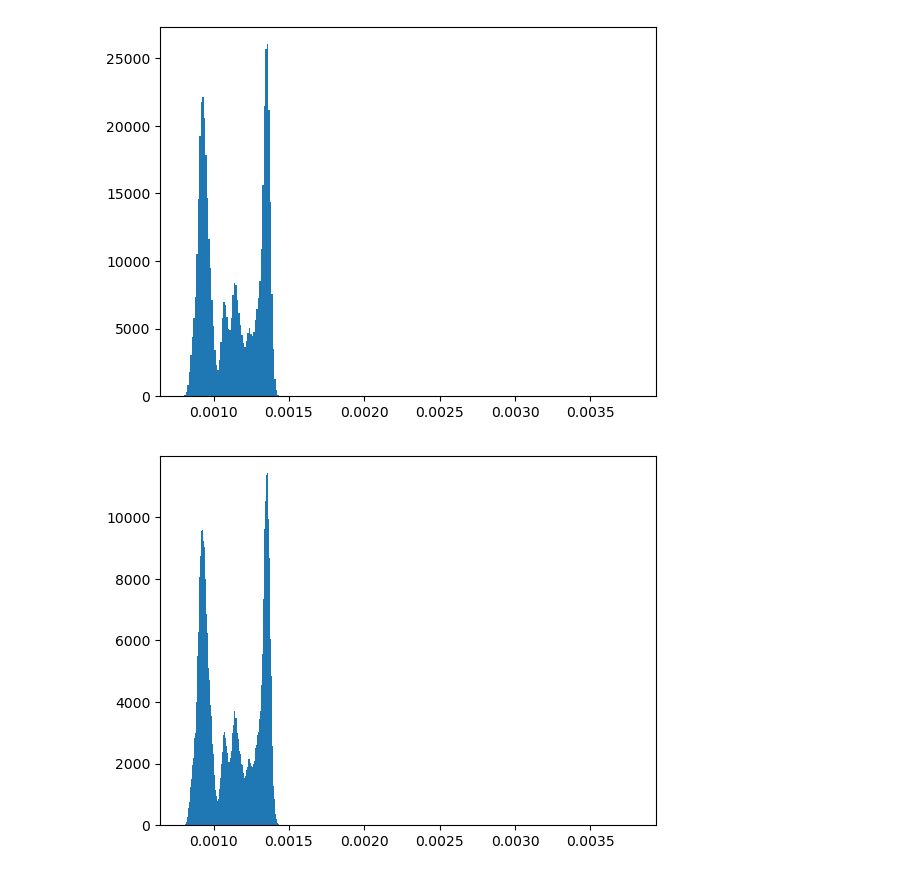
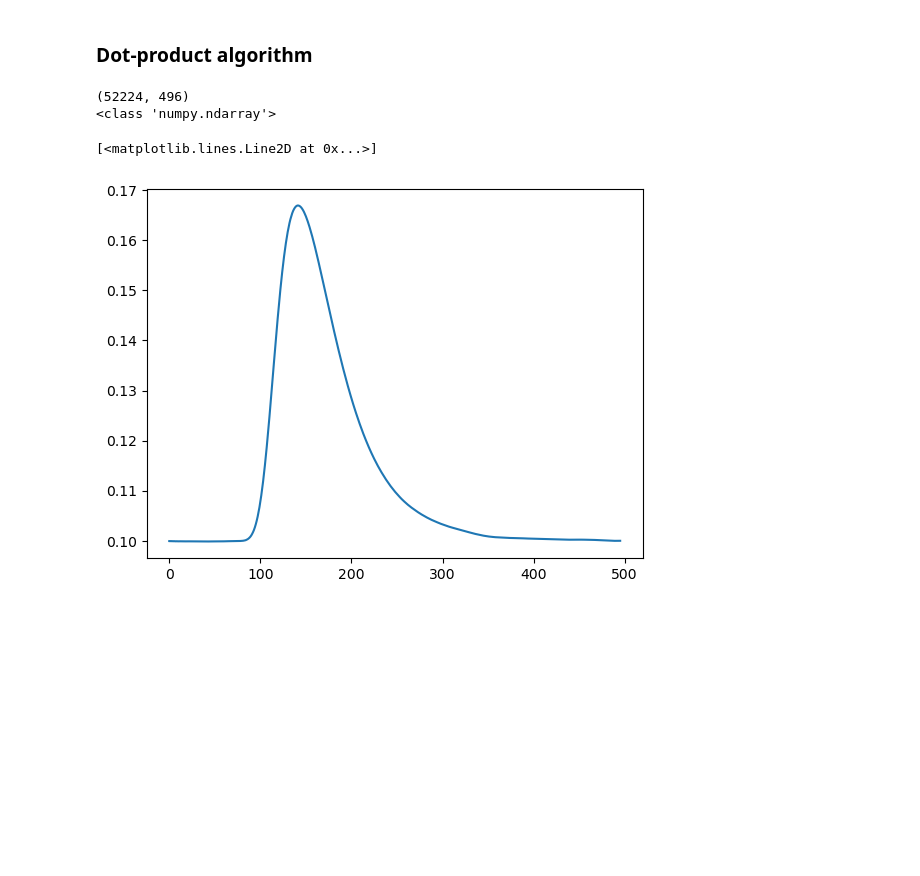
Before and after one commit to polyquantique/Photon-Number-Classification, a Jupyter notebook: AnalyticMeasurement.ipynb, the cells around one changed output. Cells and saved outputs as stored; diff of their text form; code cells hidden in the pictures; blank space fills up the shorter version.

Commit message:
Profiler + Analytic measure of single photon

```diff
--- a/AnalyticMeasurement.ipynb
+++ b/AnalyticMeasurement.ipynb
@@ -36,14 +38,59 @@ X = build_dataset("Thomas Gerrits/PIEdataRaw1")
+# %% [markdown]
+### Dot-product algorithm
+# %%
+def dot_product_algorithm(dataset):
+    """
+    # dot_product_algorithm(dataset)
+
+    dot_product_algorithm(dataset)
+
+    Dot-product algorithm for photon detection based on :
+
+    [1] Z. H. Levine et al., ‘Algorithm for finding clusters with a known distribution
+    and its application to photon-number resolution using a superconducting transition-edge sensor’,
+    J. Opt. Soc. Am. B, vol. 29, no. 8, p. 2066, Aug. 2012, doi: 10.1364/JOSAB.29.002066.
+
+    In the source code each equation is referenced using (#) following the equation number used
+    in the paper.
+
+    Parameters
+    ----------
+    - dataset : numpy.ndarray
+            - Dataset containing TES traces following the shape (N,S), where N is the number of samples (traces)
+              and S is the size of the samples.
+
+    Returns
+    -------
+    -
+    """
+    # Average all waveforms (2)
+    V_mean = np.mean(dataset, axis = 0)
+
+    # dot product of each waveform (3)
+    #n_eff =
+
+    return V_mean
+# %%
+X = custom_dataloader("Oxford")
+
+print(np.shape(X))
+print(type(X))
+
+V_mean =dot_product_algorithm(X)
+
+plt.plot(V_mean)
+# %% [output]
+(52224, 496)
+<class 'numpy.ndarray'>
+[<matplotlib.lines.Line2D at 0x...>]
+[figure, added]
 # %%
 
-area = []
+#area = []
 
-for signal in tqdm(X):
-    area.append(scipy.integrate.trapz(signal, dx=1E-6))
+#for signal in tqdm(X):
+#    area.append(scipy.integrate.trapz(signal, dx=1E-6))
 
-hist = plt.hist(area, bins=300)
+#hist = plt.hist(area, bins=300)
-# %% [output]
-[figure, removed]
 # %%
-hist = plt.hist(area, bins=700)
+#hist = plt.hist(area, bins=700)
-# %% [output]
-[figure, removed]
```
Also changed, not shown: parts of 4 cells of this notebook, 2 other files.
